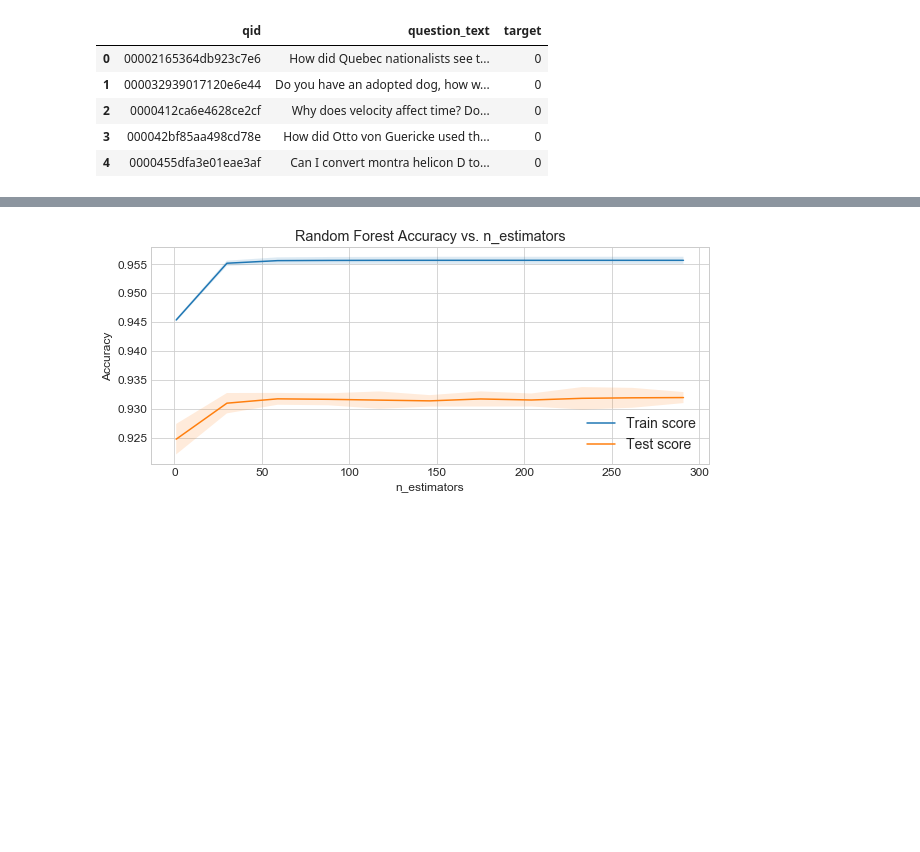
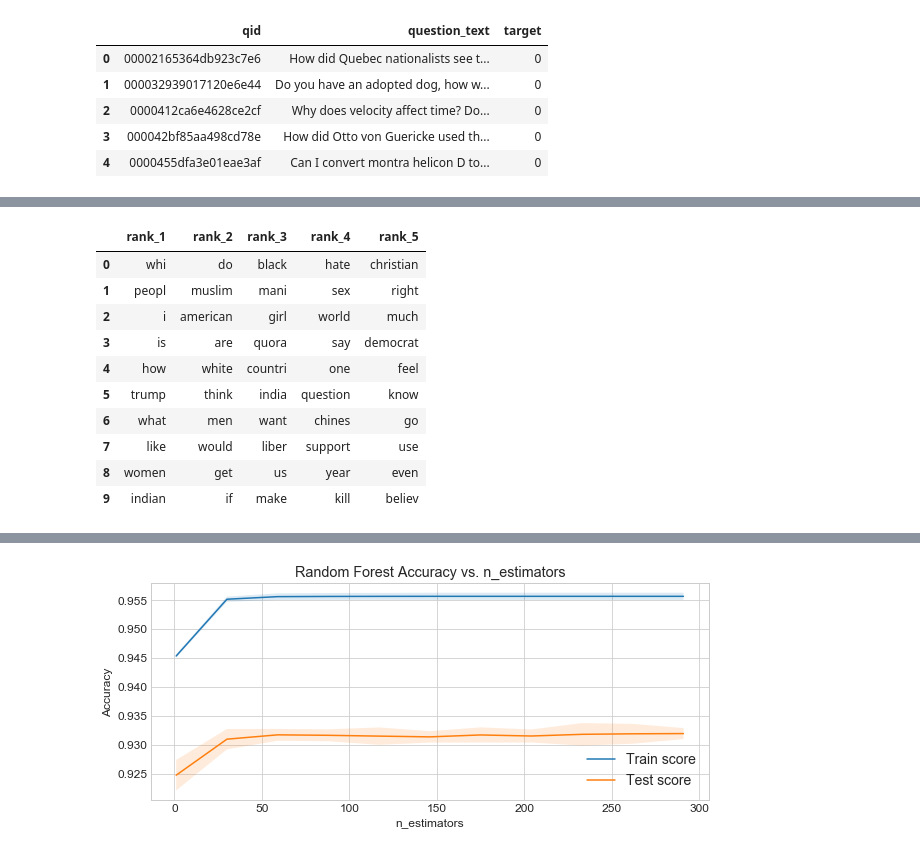
Before and after one commit to Kearlay/NLP-project, a Jupyter notebook: Quora_insincere.ipynb, the cells around one changed output, grey strips where cells are left out. Cells and saved outputs as stored; diff of their text form; code cells hidden in the pictures; blank space fills up the shorter version.

```diff
--- a/Quora_insincere.ipynb
+++ b/Quora_insincere.ipynb
@@ -258,0 +250,22 @@ plt.show()
+# %%
+insincere_word_counter = {}
+insincere['question_text'].map(partial(count_word, count_dict=insincere_word_counter))
+# %%
+sorted_insincere_counter = sorted(insincere_word_counter.items(), key = lambda x: x[1], reverse=True)[:50]
+printing = [row[0] for row in sorted_insincere_counter]
+
+table_insincere = pd.DataFrame({'rank_1': printing[:10], 'rank_2':printing[10:20], 'rank_3':printing[20:30],
+                             'rank_4':printing[30:40], 'rank_5':printing[40:50]})
+table_insincere
+# %% [output]
+|  | rank_1 | rank_2 | rank_3 | rank_4 | rank_5 |
+| 0 | whi | do | black | hate | christian |
+| 1 | peopl | muslim | mani | sex | right |
+| 2 | i | american | girl | world | much |
+| 3 | is | are | quora | say | democrat |
+| 4 | how | white | countri | one | feel |
+| 5 | trump | think | india | question | know |
+| 6 | what | men | want | chines | go |
+| 7 | like | would | liber | support | use |
+| 8 | women | get | us | year | even |
+| 9 | indian | if | make | kill | believ |
```
Also changed, not shown: parts of 77 cells of this notebook.
